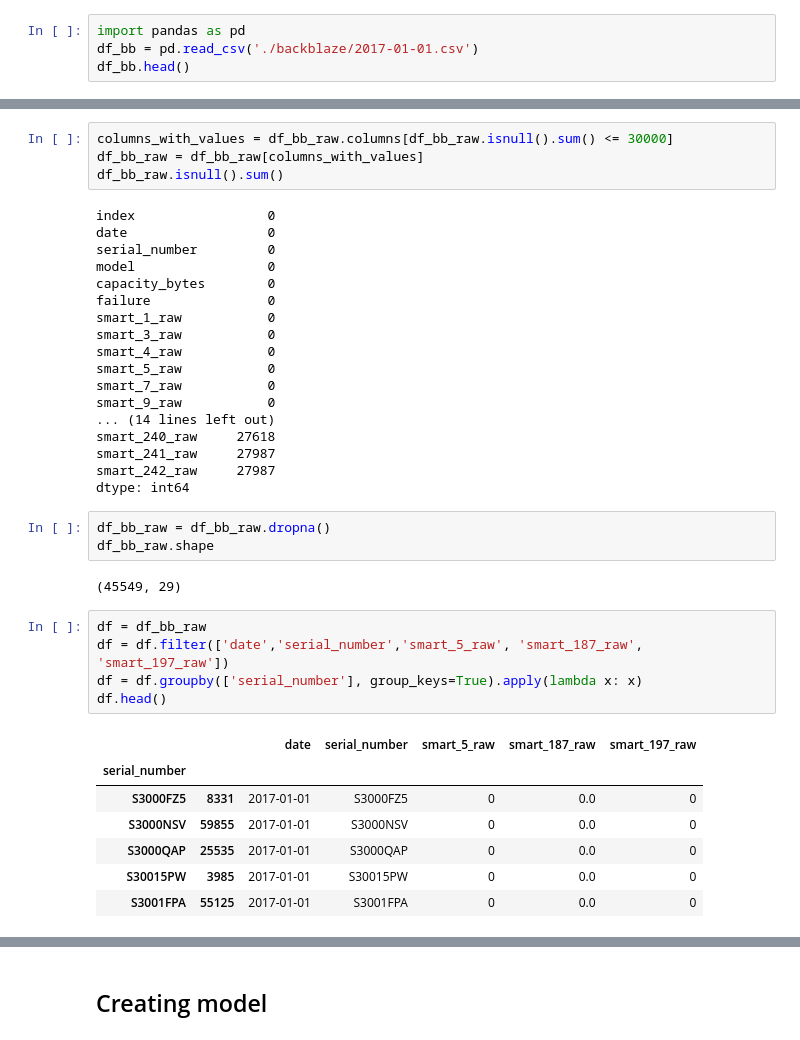
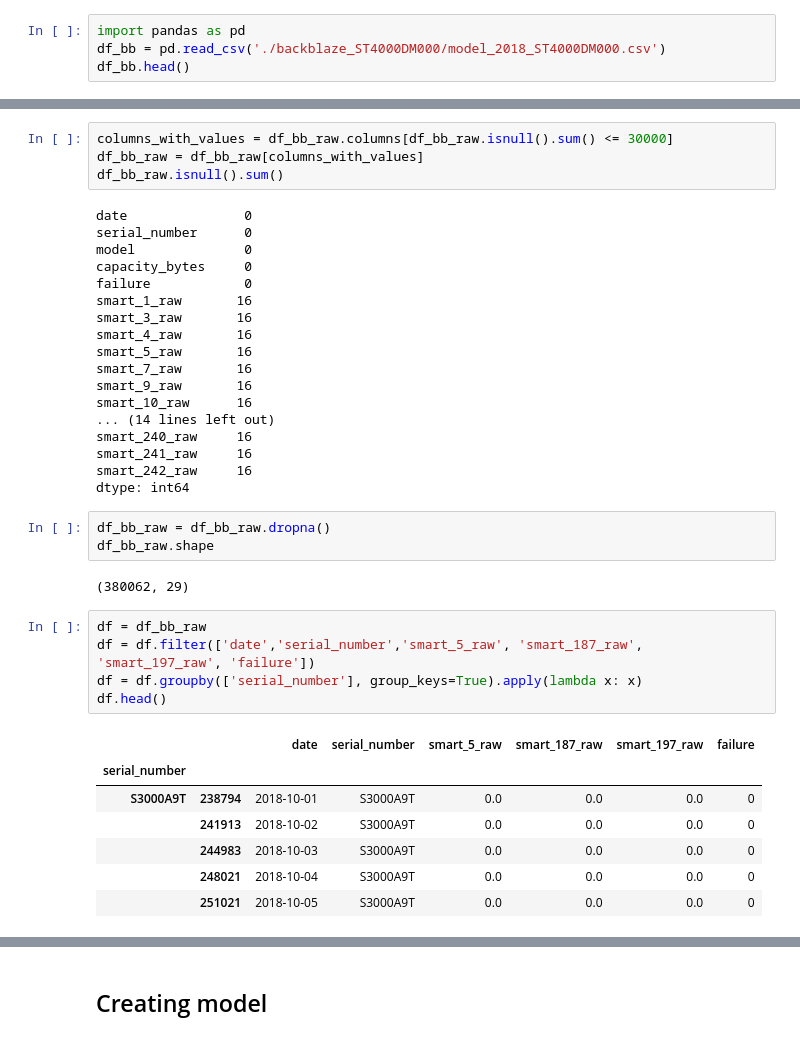
Before and after one commit to katevi/Hard-drive-failure-prediction, a Jupyter notebook: anomaly_detection_IF.ipynb, the cells around one changed output, grey strips where cells are left out. Drawn from its saved outputs; the diff is of its cells as text.

```diff
--- a/anomaly_detection_IF.ipynb
+++ b/anomaly_detection_IF.ipynb
@@ -1,5 +1,5 @@
 # %%
 import pandas as pd
-df_bb = pd.read_csv('./backblaze/2017-01-01.csv')
+df_bb = pd.read_csv('./backblaze_ST4000DM000/model_2018_ST4000DM000.csv')
 df_bb.head()
 # %% [output]
@@ -54,41 +55,41 @@ columns_with_values = df_bb_raw.columns[df_bb_raw.isnull().sum() <= 30000]
 df_bb_raw = df_bb_raw[columns_with_values]
 df_bb_raw.isnull().sum()
 # %% [output]
-index                 0
-date                  0
-serial_number         0
-model                 0
-capacity_bytes        0
-failure               0
-smart_1_raw           0
-smart_3_raw           0
-smart_4_raw           0
-smart_5_raw           0
-smart_7_raw           0
-smart_9_raw           0
+date               0
+serial_number      0
+model              0
+capacity_bytes     0
+failure            0
+smart_1_raw       16
+smart_3_raw       16
+smart_4_raw       16
+smart_5_raw       16
+smart_7_raw       16
+smart_9_raw       16
+smart_10_raw      16
 ... (14 lines left out)
-smart_240_raw     27618
-smart_241_raw     27987
-smart_242_raw     27987
+smart_240_raw     16
+smart_241_raw     16
+smart_242_raw     16
 dtype: int64
 # %%
 df_bb_raw = df_bb_raw.dropna()
 df_bb_raw.shape
 # %% [output]
-(45549, 29)
+(380062, 29)
 # %%
 df = df_bb_raw
-df = df.filter(['date','serial_number','smart_5_raw', 'smart_187_raw', 'smart_197_raw'])
+df = df.filter(['date','serial_number','smart_5_raw', 'smart_187_raw', 'smart_197_raw', 'failure'])
 df = df.groupby(['serial_number'], group_keys=True).apply(lambda x: x)
 df.head()
 # %% [output]
-|  |  | date | serial_number | smart_5_raw | smart_187_raw | smart_197_raw |
-| serial_number |  |  |  |  |  |  |
-| S3000FZ5 | 8331 | 2017-01-01 | S3000FZ5 | 0 | 0.0 | 0 |
-| S3000NSV | 59855 | 2017-01-01 | S3000NSV | 0 | 0.0 | 0 |
-| S3000QAP | 25535 | 2017-01-01 | S3000QAP | 0 | 0.0 | 0 |
-| S30015PW | 3985 | 2017-01-01 | S30015PW | 0 | 0.0 | 0 |
-| S3001FPA | 55125 | 2017-01-01 | S3001FPA | 0 | 0.0 | 0 |
+|  |  | date | serial_number | smart_5_raw | smart_187_raw | smart_197_raw | failure |
+| serial_number |  |  |  |  |  |  |  |
+| S3000A9T | 238794 | 2018-10-01 | S3000A9T | 0.0 | 0.0 | 0.0 | 0 |
+|  | 241913 | 2018-10-02 | S3000A9T | 0.0 | 0.0 | 0.0 | 0 |
+|  | 244983 | 2018-10-03 | S3000A9T | 0.0 | 0.0 | 0.0 | 0 |
+|  | 248021 | 2018-10-04 | S3000A9T | 0.0 | 0.0 | 0.0 | 0 |
+|  | 251021 | 2018-10-05 | S3000A9T | 0.0 | 0.0 | 0.0 | 0 |
 # %%
 smart_5_shifted = df['smart_5_raw'].shift()
 smart_5_shifted[0] = 0
```
Also changed, not shown: parts of 8 cells of this notebook.
